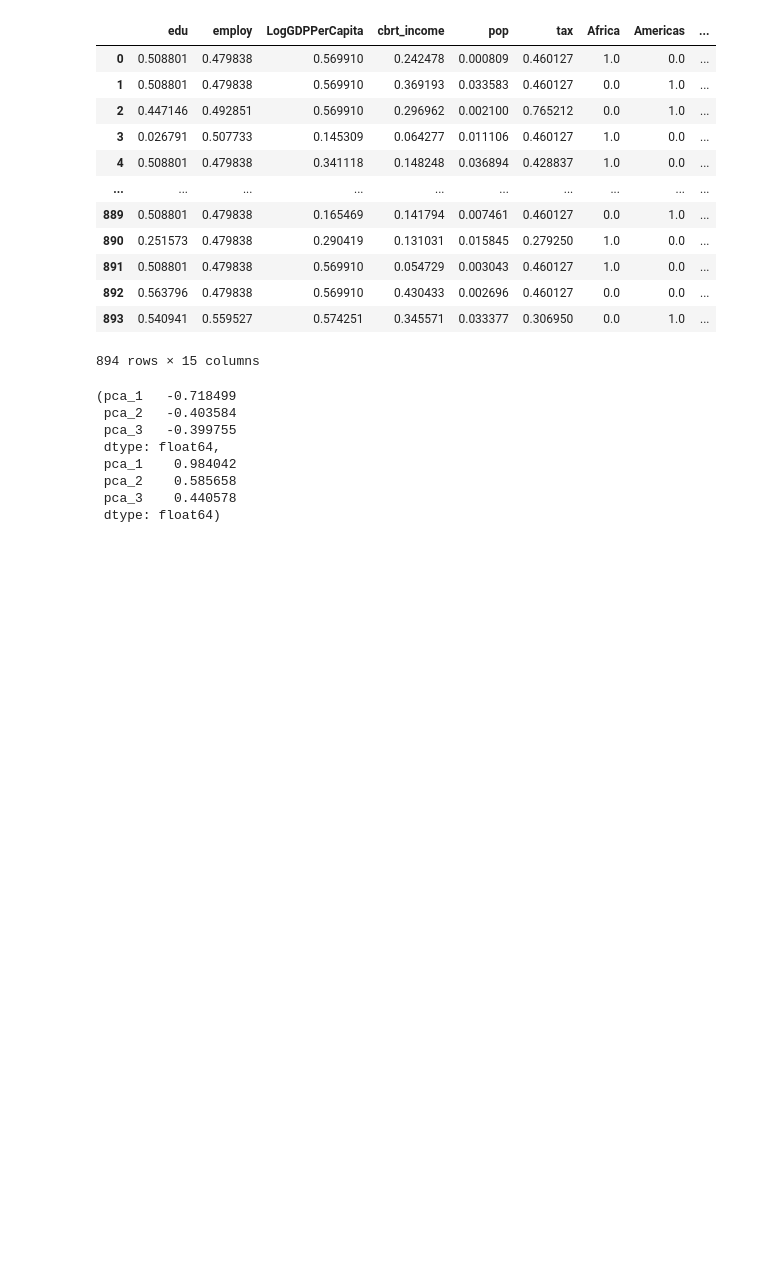
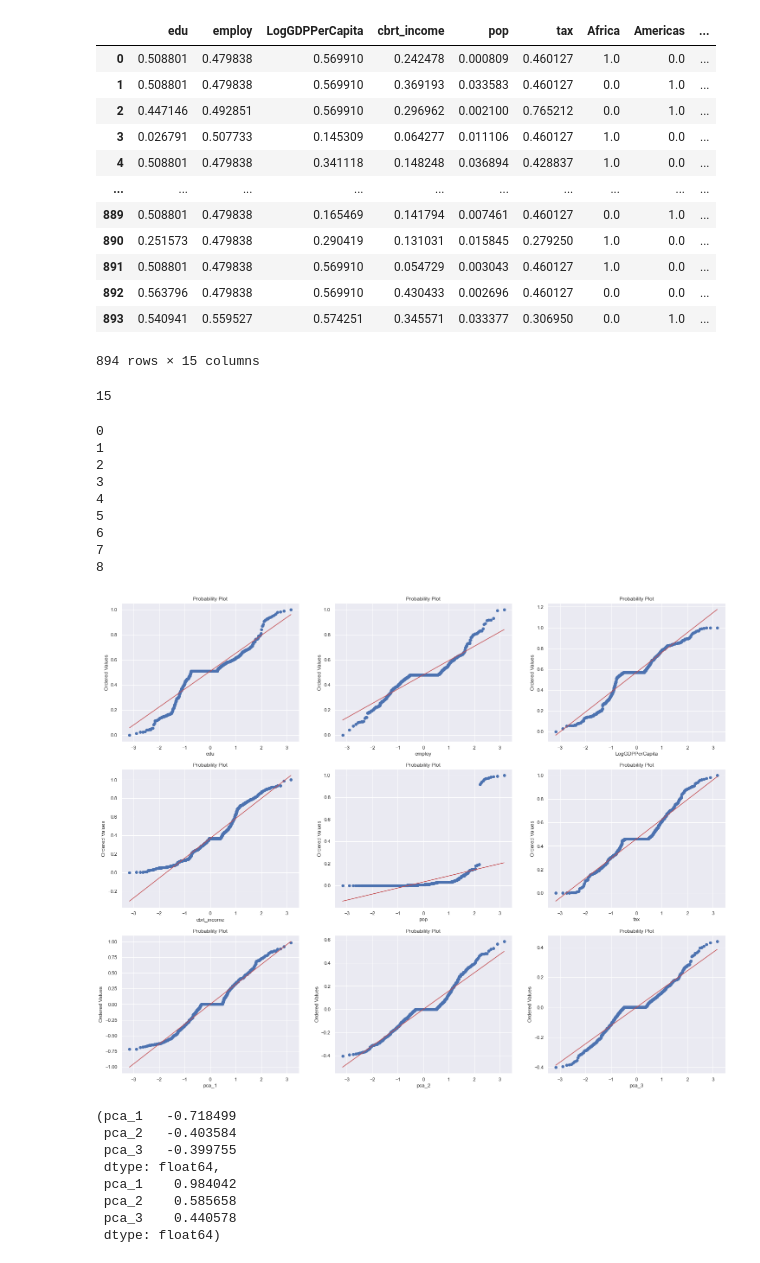
Before and after one commit to QiyunC/Citadel-Datathon-2021, a Jupyter notebook: datathon-analysis.ipynb, the cells around one changed output. Saved outputs shown, nothing was run; the diff lists cells and outputs as text; code cells hidden in the pictures; blank space fills up the shorter version.

```diff
--- a/datathon-analysis.ipynb
+++ b/datathon-analysis.ipynb
@@ -296,6 +309,38 @@ X_m1
 | 892 | 0.563796 | 0.479838 | 0.569910 | 0.430433 | 0.002696 | 0.460127 | 0.0 | 0.0 | ... |
 | 893 | 0.540941 | 0.559527 | 0.574251 | 0.345571 | 0.033377 | 0.306950 | 0.0 | 1.0 | ... |
 894 rows × 15 columns
+# %%
+len(X_m1.columns)
+# %% [output]
+15
+# %%
+from matplotlib import pyplot as plt
+import seaborn as sns
+import numpy as np
+from scipy.stats import probplot
+nrows, ncols = 3, 3
+fig, axes = plt.subplots(nrows, ncols)
+# exchange?
+qq_plot_cols = num_cols_m1+pca_lst
+# print(len(qq_plot_cols))
+for i in range(len(qq_plot_cols)):
+    row=i//ncols,
+    col=i%ncols
+    print(i)
+    col_name = X_m1[qq_plot_cols].columns[i]
+    probplot(X_m1[col_name],plot=axes[row][col])
+    axes[row][col].set_xlabel(col_name)
+# %% [output]
+0
+1
+2
+3
+4
+5
+6
+7
+8
+[figure, added]
 # %%
 X_m1[pca_lst].min(), X_m1[pca_lst].max()
 # %% [output]
```
Also changed, not shown: parts of 10 cells of this notebook, 1 other file.
